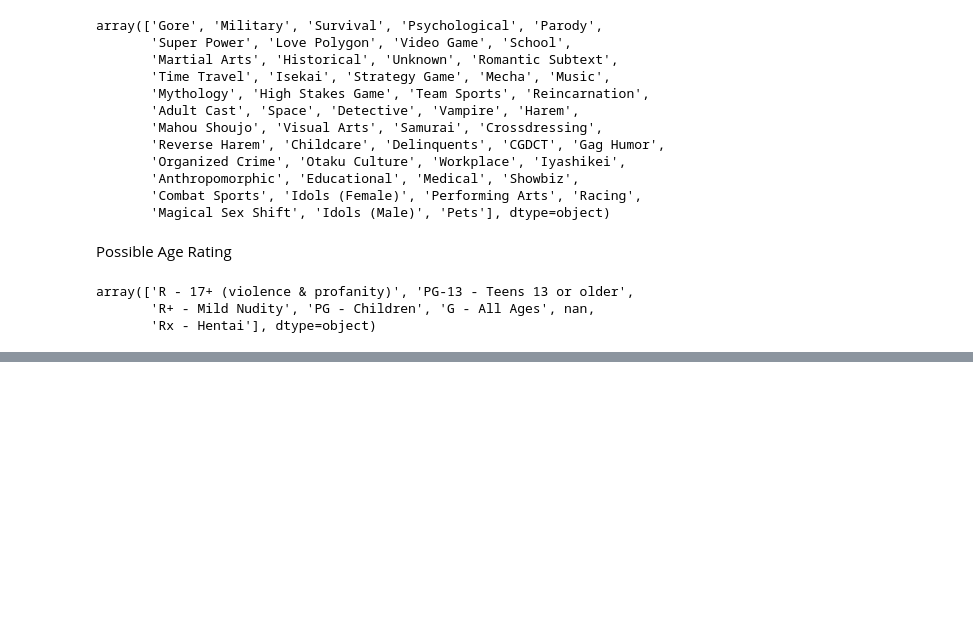
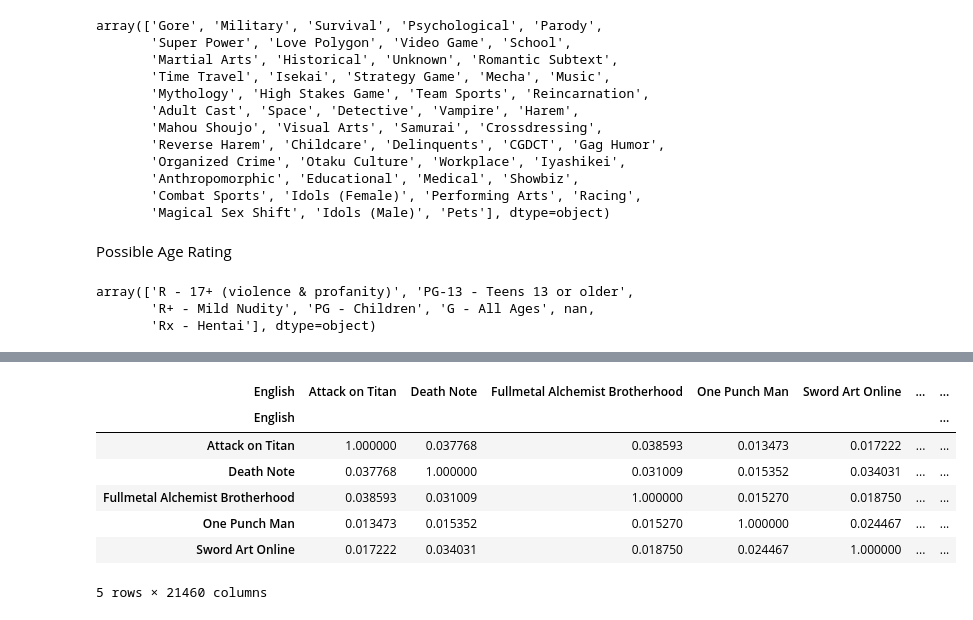
Before and after one commit to 68freeworld/Anime-Recommendation-Model, a Jupyter notebook: anime.ipynb, the cells around one changed output, grey strips where cells are left out. Saved outputs shown, nothing was run; the diff lists cells and outputs as text; code cells hidden in the pictures; blank space fills up the shorter version.

```diff
--- a/anime.ipynb
+++ b/anime.ipynb
@@ -89,0 +135,6 @@ array(['R - 17+ (violence & profanity)', 'PG-13 - Teens 13 or older',
+# %%
+# Assign the show titles to the DataFrame's index for easier reference
+tfidf_df.index = df_content['English']
+# tfidf_df.head()
+# %%
+cosine_similarity_array = cosine_similarity(tfidf_df)
@@ -89,0 +151,18 @@ array(['R - 17+ (violence & profanity)', 'PG-13 - Teens 13 or older',
+# %%
+# Convert the cosine similarity array into a DataFrame with show titles as both index and columns
+cosine_similarity_df = pd.DataFrame(
+    cosine_similarity_array,
+    index=tfidf_df.index,
+    columns=tfidf_df.index
+)
+# %%
+cosine_similarity_df.head()
+# %% [output]
+| English | Attack on Titan | Death Note | Fullmetal Alchemist Brotherhood | One Punch Man | Sword Art Online | ... | ... |
+| English |  |  |  |  |  |  | ... |
+| Attack on Titan | 1.000000 | 0.037768 | 0.038593 | 0.013473 | 0.017222 | ... | ... |
+| Death Note | 0.037768 | 1.000000 | 0.031009 | 0.015352 | 0.034031 | ... | ... |
+| Fullmetal Alchemist Brotherhood | 0.038593 | 0.031009 | 1.000000 | 0.015270 | 0.018750 | ... | ... |
+| One Punch Man | 0.013473 | 0.015352 | 0.015270 | 1.000000 | 0.024467 | ... | ... |
+| Sword Art Online | 0.017222 | 0.034031 | 0.018750 | 0.024467 | 1.000000 | ... | ... |
+5 rows × 21460 columns
```
Also changed, not shown: parts of 12 cells of this notebook.
